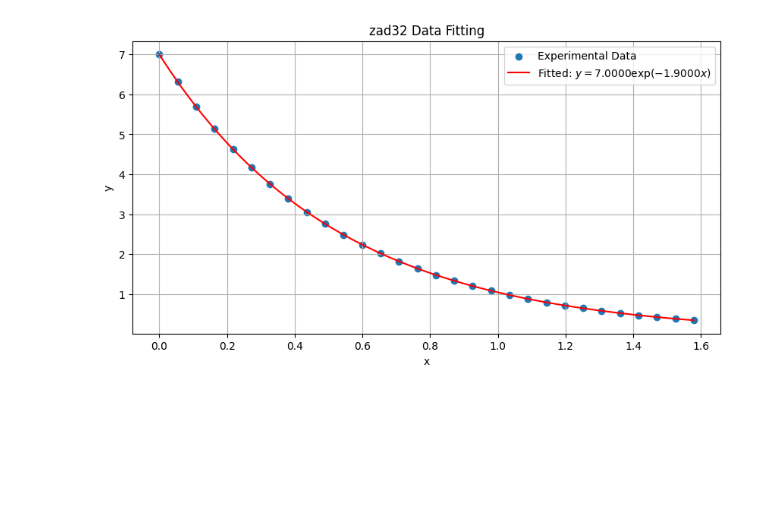
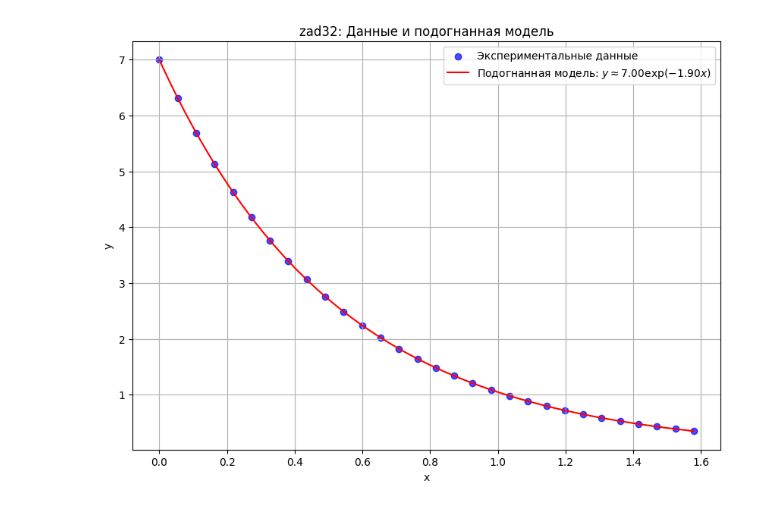
Before and after one commit to SikioN/identification_theory, a Jupyter notebook: notebooks/task3.ipynb, the cells around one changed output. Saved outputs shown, nothing was run; the diff lists cells and outputs as text; code cells hidden in the pictures; blank space fills up the shorter version.

```diff
--- a/notebooks/task3.ipynb
+++ b/notebooks/task3.ipynb
@@ -18,0 +53,12 @@ y_fit_zad31 = p1_zad31 * np.sin(5 * x_smooth_zad31 + p2_zad31)
+# %%
+# Гомоскедастичность: постоянная дисперсия ошибок
+# Тест Бреуша-Пагана
+# Добавляем константу для теста Бреуша-Пагана
+X_zad31_for_bp = sm.add_constant(X_zad31)  # Добавляем константу для теста
+bp_test = het_breuschpagan(residuals_zad31, X_zad31_for_bp)
+print(f"Проверка гомоскедастичности (zad31):")
+print(f"Тест Бреуша-Пагана: statistic={bp_test[0]:.4f}, p-value={bp_test[1]:.4f}")
+if bp_test[1] > 0.05:
+    print("Нет оснований отвергнуть гипотезу о гомоскедастичности (условие выполняется)\n")
+else:
+    print("Есть основания отвергнуть гипотезу о гомоскедастичности (условие не выполняется)\n")
@@ -32,4 +182,6 @@ plt.show()
 # %%
 df_zad32 = pd.read_csv('ident_lab1/zad32_data.csv')
+x_cols = [f'x_{i}' for i in range(1, 31)]
+y_cols = [f'y_{i}' for i in range(1, 31)]
 x_zad32 = df_zad32[x_cols].values[0]
 y_zad32 = df_zad32[y_cols].values[0]
@@ -44,0 +188,12 @@ y_fit_zad32 = p1_zad32 * np.exp(p2_zad32 * x_smooth_zad32)
+# %%
+ln_y_zad32 = np.log(y_zad32)
+X_zad32 = sm.add_constant(x_zad32)
+# %%
+model_zad32 = sm.OLS(ln_y_zad32, X_zad32).fit()
+c, d = model_zad32.params
+p1_zad32 = np.exp(c)
+p2_zad32 = d
+residuals_zad32 = model_zad32.resid
+predicted_zad32 = model_zad32.predict(X_zad32)
+
+print(f"c = {c:.2f}, d = {d:.2f}")
@@ -45,13 +295,15 @@ y_fit_zad32 = p1_zad32 * np.exp(p2_zad32 * x_smooth_zad32)
 # %%
-plt.figure(figsize=(10, 5))
-plt.scatter(x_zad32, y_zad32, label='Experimental Data')
-plt.plot(x_smooth_zad32, y_fit_zad32, 'r-',
-         label=f'Fitted: $y = {p1_zad32:.4f} \\exp({p2_zad32:.4f} x)$')
+plt.figure(figsize=(10, 7))
+x_smooth = np.linspace(min(x_zad32), max(x_zad32), 100)
+y_fit = p1_zad32 * np.exp(p2_zad32 * x_smooth)
+plt.scatter(x_zad32, y_zad32, label='Экспериментальные данные', color='blue', alpha=0.7)
+plt.plot(x_smooth, y_fit, 'r-',
+         label=f'Подогнанная модель: $y \\approx {p1_zad32:.2f} \\exp({p2_zad32:.2f} x)$')
 plt.xlabel('x')
 plt.ylabel('y')
-plt.title('zad32 Data Fitting')
+plt.title('zad32: Данные и подогнанная модель')
 plt.legend()
 plt.grid(True)
-plt.show()
+plt.savefig('../fig/zad32_data_fit.png', dpi=300)
 # %% [output]
-[figure, old version]
+[figure, new version]
```
Also changed, not shown: parts of 32 cells of this notebook, 20 other files.
